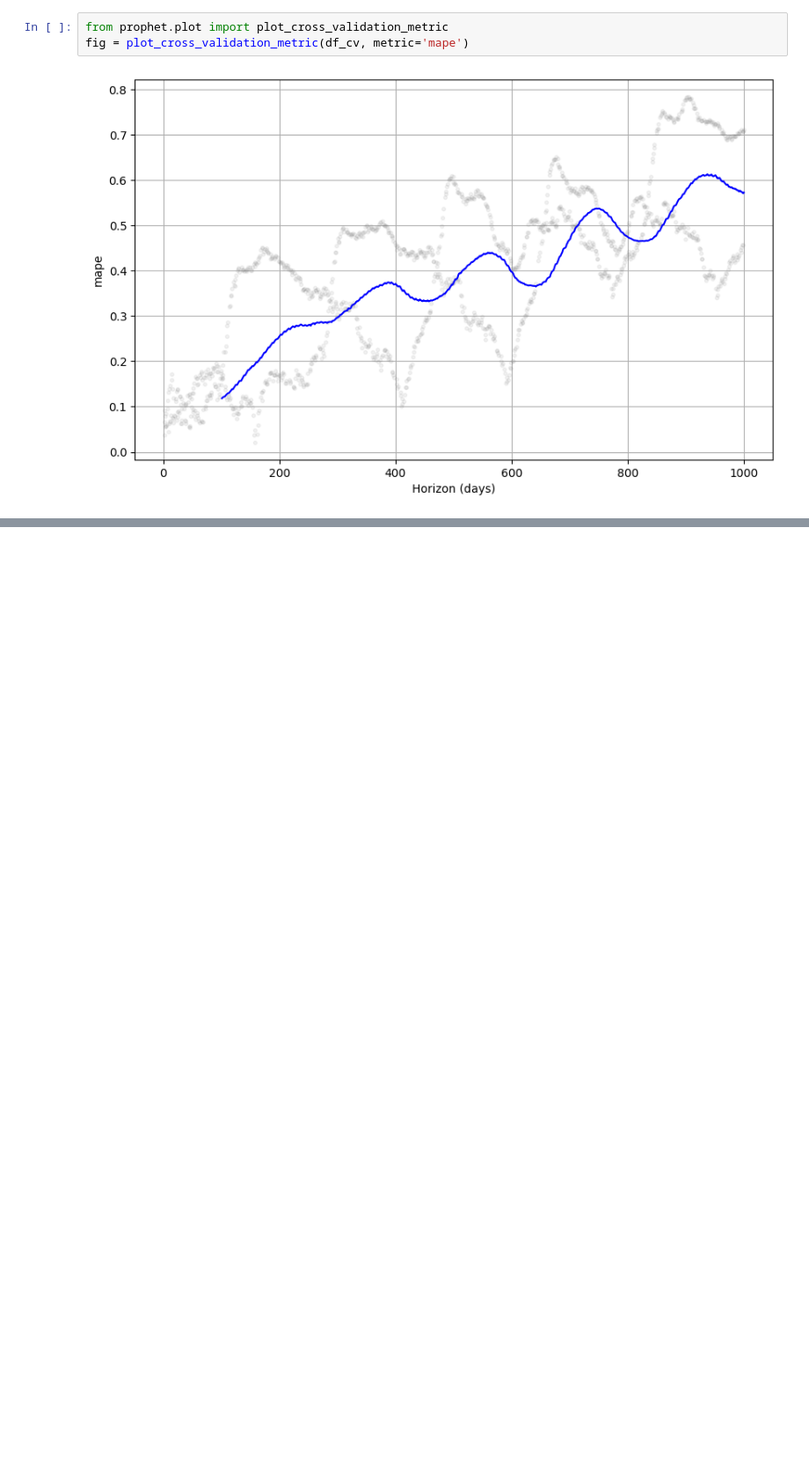
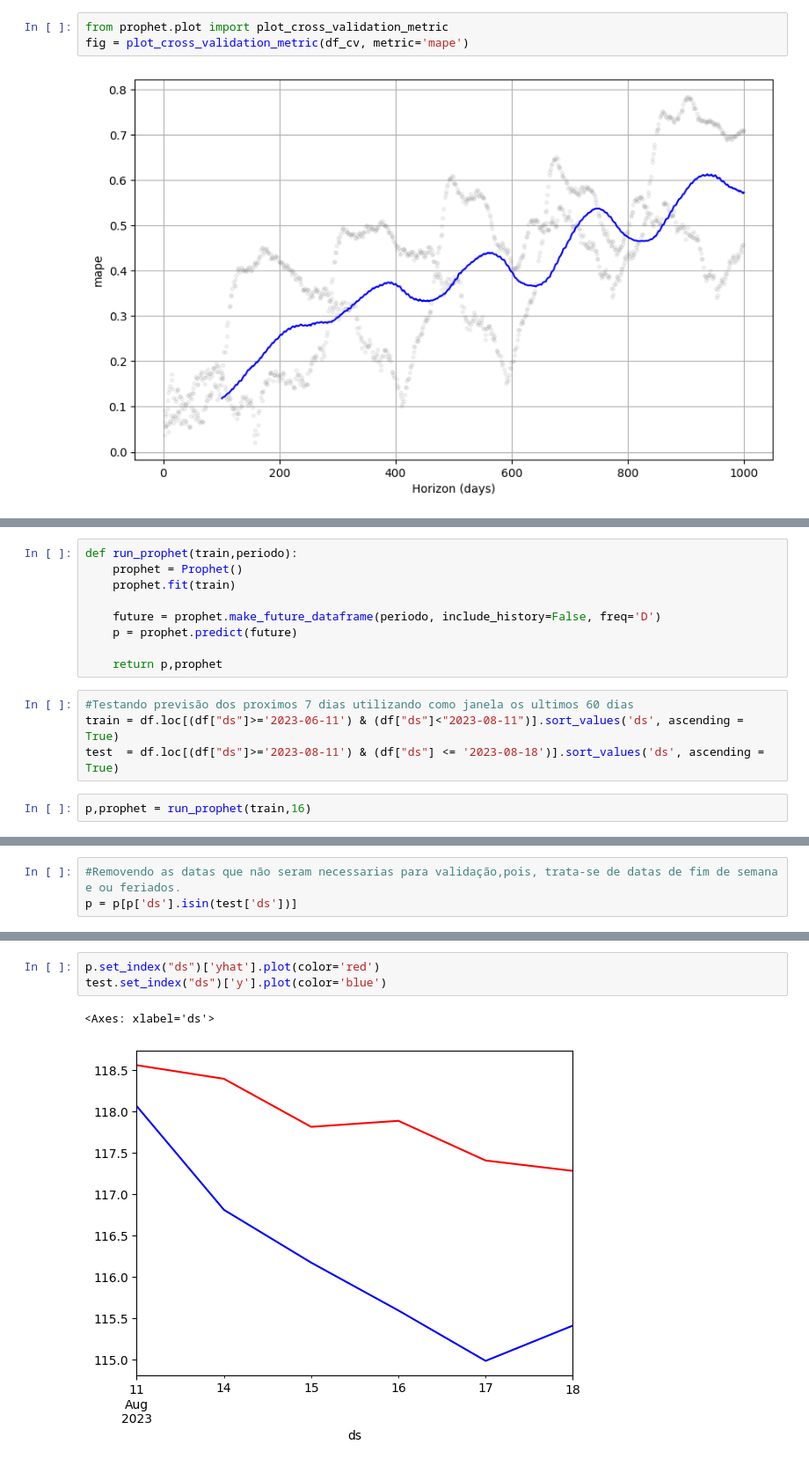
Before and after one commit to aloisiok1/TechChallange2, a Jupyter notebook: TechChallange_02.ipynb, the cells around one changed output, grey strips where cells are left out. Shown at 88% size. Drawn from its saved outputs; the diff is of its cells as text; blank space fills up the shorter version.

```diff
--- a/TechChallange_02_(2) (1).ipynb
+++ b/TechChallange_02.ipynb
@@ -1023,0 +868,15 @@ NameError: ignored
+# %%
+def run_prophet(train,periodo):
+    prophet = Prophet()
+    prophet.fit(train)
+
+    future = prophet.make_future_dataframe(periodo, include_history=False, freq='D')
+    p = prophet.predict(future)
+
+    return p,prophet
+# %%
+#Testando previsão dos proximos 7 dias utilizando como janela os ultimos 60 dias
+train = df.loc[(df["ds"]>='2023-06-11') & (df["ds"]<"2023-08-11")].sort_values('ds', ascending = True)
+test  = df.loc[(df["ds"]>='2023-08-11') & (df["ds"] <= '2023-08-18')].sort_values('ds', ascending = True)
+# %%
+p,prophet = run_prophet(train,16)
@@ -1023,0 +895,3 @@ NameError: ignored
+# %%
+#Removendo as datas que não seram necessarias para validação,pois, trata-se de datas de fim de semana e ou feriados.
+p = p[p['ds'].isin(test['ds'])]
@@ -1023,0 +924,6 @@ NameError: ignored
+# %%
+p.set_index("ds")['yhat'].plot(color='red')
+test.set_index("ds")['y'].plot(color='blue')
+# %% [output]
+<Axes: xlabel='ds'>
+[figure, added]
```
Also changed, not shown: parts of 115 cells of this notebook, 3 other files.
